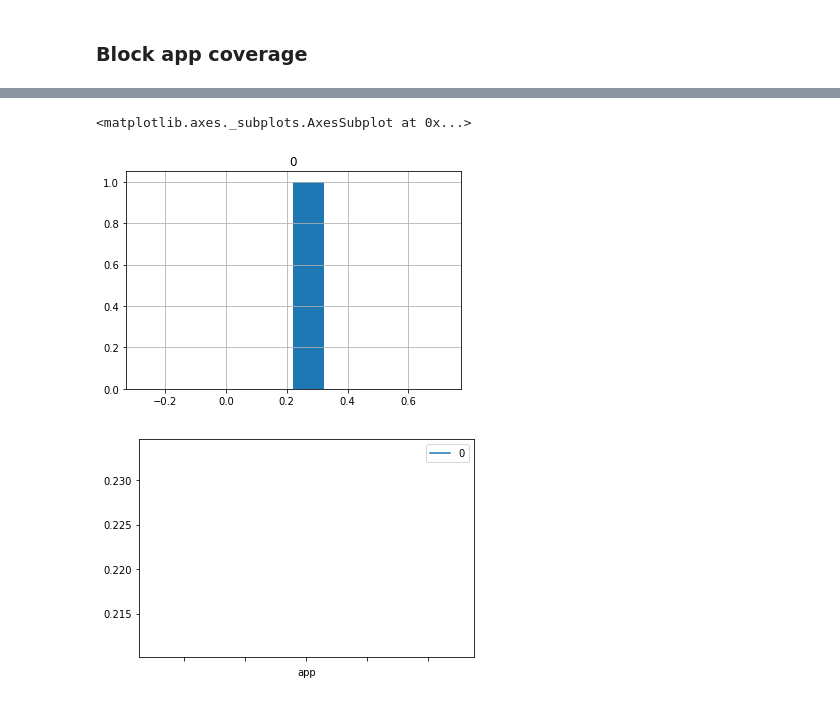
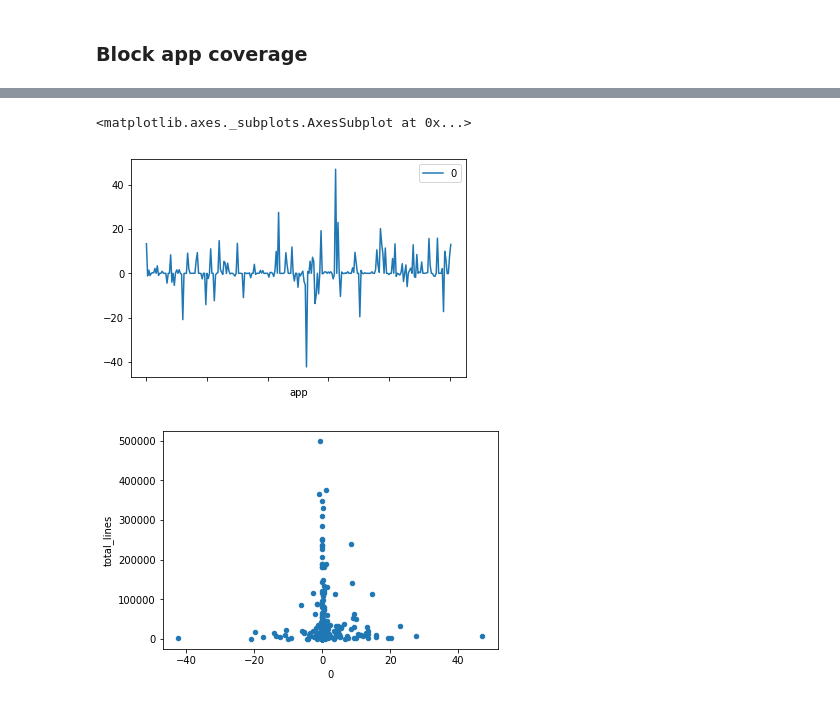
Before and after one commit to sangamk/IncubatorDataAnalyser, a Jupyter notebook: notebooks/Coverage.ipynb, the cells around one changed output, grey strips where cells are left out. Saved outputs shown, nothing was run; the diff lists cells and outputs as text; code cells hidden in the pictures.

```diff
--- a/notebooks/Coverage.ipynb
+++ b/notebooks/Coverage.ipynb
@@ -126,11 +132,15 @@ random_and_systematic_coverage.plot()
 # %%
 diff_in_coverage_per_app = random_and_systematic_block_coverage['random'] - random_and_systematic_block_coverage['systematic']
 # systematic_block_coverage_per_app['percentage_covered'] = (systematic_block_coverage_per_app.covered_lines / systematic_block_coverage_per_app.total_lines) * 100
 diff_in_coverage_per_app = diff_in_coverage_per_app.to_frame()
-diff_in_coverage_per_app.hist()
 diff_in_coverage_per_app.plot()
-# diff_in_coverage_per_app
+diff_in_coverage_per_app["total_lines"] = random_block_coverage_per_app.total_lines
+diff_in_coverage_per_app.head()
+
+diff_in_coverage_per_app.plot.scatter(x=0, y="total_lines")
+
+# diff_in_coverage_per_app.describe()
 # %% [output]
 <matplotlib.axes._subplots.AxesSubplot at 0x...>
-[figure, old version]
+[figure, new version]
-[figure, old version]
+[figure, new version]
```
Also changed, not shown: parts of 10 cells of this notebook, 3 other files.
